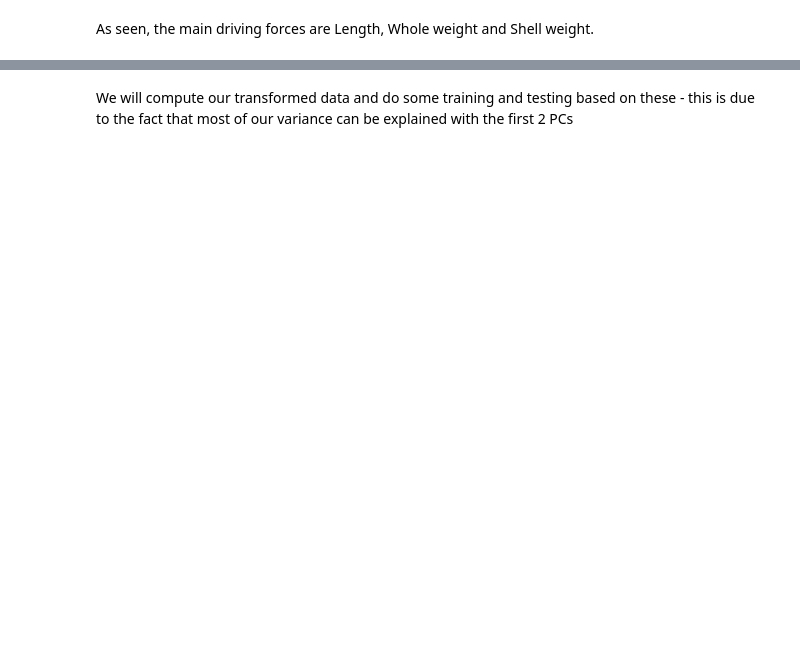
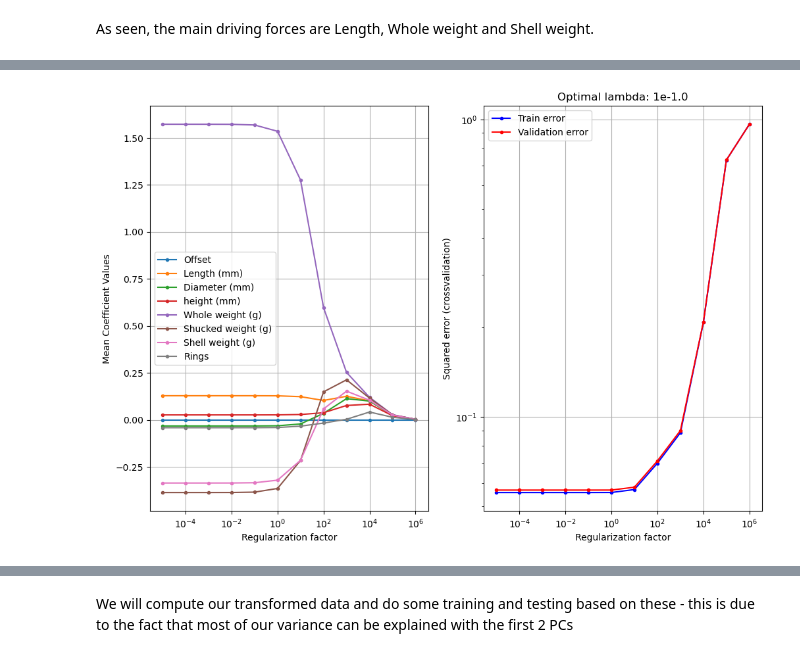
Before and after one commit to NusretSalli/ML-abalone, a Jupyter notebook: Abalone_ML.ipynb, the cells around one changed output, grey strips where cells are left out. Saved outputs shown, nothing was run; the diff lists cells and outputs as text; code cells hidden in the pictures; blank space fills up the shorter version.

```diff
--- a/Abalone_ML.ipynb
+++ b/Abalone_ML.ipynb
@@ -203,0 +327,17 @@ As seen, the main driving forces are Length, Whole weight and Shell weight.
+# %%
+lambdas = np.power(10.,range(-5,7)) # the range we will test our lambda values
+
+K = 10 # number of folds in the outer layer
+
+CV = KFold(K, shuffle=True)
+
+Error_train = np.empty((K,1))
+Error_test = np.empty((K,1))
+Error_train_rlr = np.empty((K,1))
+Error_test_rlr = np.empty((K,1))
+Error_train_nofeatures = np.empty((K,1))
+Error_test_nofeatures = np.empty((K,1))
+w_rlr = np.empty((M,K))
+mu = np.empty((K, M-1))
+sigma = np.empty((K, M-1))
+w_noreg = np.empty((M,K))
@@ -203,0 +346,83 @@ As seen, the main driving forces are Length, Whole weight and Shell weight.
+# %%
+
+index=0
+
+for train_index, test_index in CV.split(regression_data):
+    # extract training and test set for current CV fold
+    X_train = regression_data[train_index]
+    y_train = y[train_index]
+    X_test = regression_data[test_index]
+    y_test = y[test_index]
+
+    internal_cross_validation = 10
+
+    opt_val_err, opt_lambda, mean_w_vs_lambda, train_err_vs_lambda, test_err_vs_lambda = rlr_validate(X_train, y_train, lambdas, internal_cross_validation)
+
+    Xty = X_train.T @ y_train
+    XtX = X_train.T @ X_train
+
+    # Compute mean squared error without using the input data at all
+    Error_train_nofeatures[index] = np.square(y_train-y_train.mean()).sum(axis=0)/y_train.shape[0]
+    Error_test_nofeatures[index] = np.square(y_test-y_test.mean()).sum(axis=0)/y_test.shape[0]
+
+    # Estimate weights for the optimal value of lambda, on entire training set
+    lambdaI = opt_lambda * np.eye(M)
+    lambdaI[0,0] = 0 # not regularizing the bias term (the offset term)
+
+    w_rlr[:,index] = np.linalg.solve(XtX+lambdaI,Xty).squeeze()
+
+    # Estimate weights for unregularized linear regression, on entire training set
+    w_noreg[:,index] = np.linalg.solve(XtX,Xty).squeeze()
+
+    # using sklearn.linear_model module for linear regression estimation
+    m = lm.LinearRegression().fit(X_train, y_train)
+    Error_train[index] = np.square(y_train-m.predict(X_train)).sum()/y_train.shape[0] # calculation of the error
+    Error_test[index] = np.square(y_test-m.predict(X_test)).sum()/y_test.shape[0] # calculation of the error.
+
+    # Display the results for the last cross-validation fold
+    if index == K-1:
+        plt.figure(index, figsize=(12,8))
+        plt.subplot(1,2,1)
+        plt.semilogx(lambdas,mean_w_vs_lambda.T,'.-') # Don't plot the bias term
+        plt.xlabel('Regularization factor')
+        plt.ylabel('Mean Coefficient Values')
+        plt.grid()
+        # You can choose to display the legend, but it's omitted for a cleaner
+        # plot, since there are many attributes
+        plt.legend(attribute_name, loc='best')
+
+        plt.subplot(1,2,2)
+        plt.title('Optimal lambda: 1e{0}'.format(np.log10(opt_lambda)))
+        plt.loglog(lambdas,train_err_vs_lambda.T,'b.-',lambdas,test_err_vs_lambda.T,'r.-')
+        plt.xlabel('Regularization factor')
+        plt.ylabel('Squared error (crossvalidation)')
+        plt.legend(['Train error','Validation error'])
+        plt.grid()
+
+    # To inspect the used indices, use these print statements
+    # print('Cross validation fold {0}/{1}:'.format(k+1,K))
+    # print('Train indices: {0}'.format(train_index))
+    # print('Test indices: {0}\n'.format(test_index))
+
+    index += 1
+
+plt.show()
+
+# Displaying the results
+print('Linear regression without feature selection:')
+print('- Training error: {0}'.format(Error_train.mean()))
+print('- Test error:     {0}'.format(Error_test.mean()))
+print('- R^2 train:     {0}'.format((Error_train_nofeatures.sum()-Error_train.sum())/Error_train_nofeatures.sum()))
+print('- R^2 test:     {0}\n'.format((Error_test_nofeatures.sum()-Error_test.sum())/Error_test_nofeatures.sum()))
+
+print('Regularized linear regression:')
+print('- Training error: {0}'.format(Error_train_rlr.mean()))
+print('- Test error:     {0}'.format(Error_test_rlr.mean()))
+print('- R^2 train:     {0}'.format((Error_train_nofeatures.sum()-Error_train_rlr.sum())/Error_train_nofeatures.sum()))
+print('- R^2 test:     {0}\n'.format((Error_test_nofeatures.sum()-Error_test_rlr.sum())/Error_test_nofeatures.sum()))
+
+print('Weights in last fold:')
+for m in range(M):
+    print('{:>15} {:>15}'.format(attribute_name[m], np.round(w_rlr[m,-1],2)))
+# %% [output]
+[figure, added]
```
Also changed, not shown: parts of 23 cells of this notebook.
